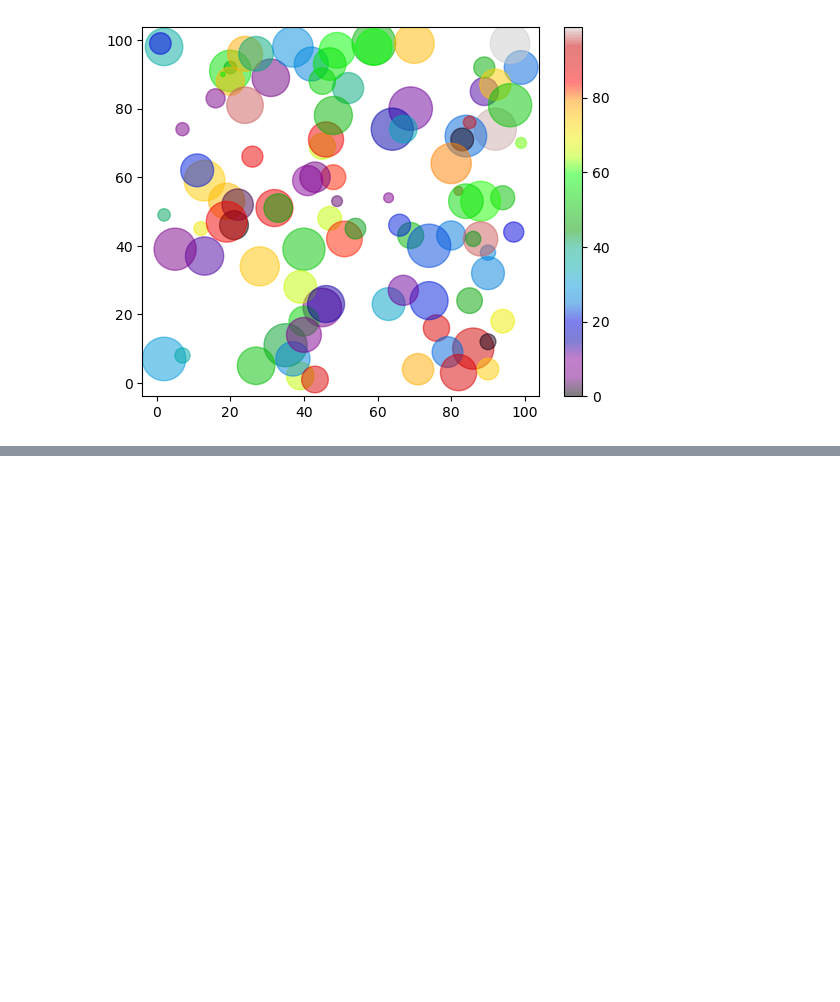
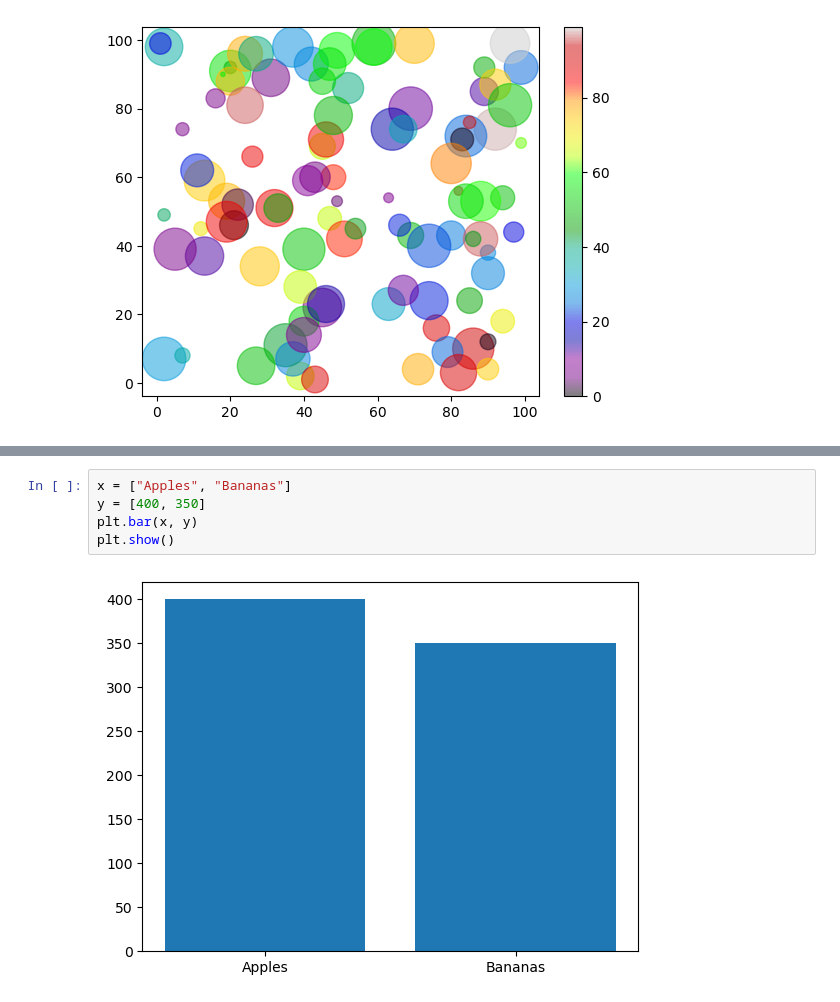
Before and after one commit to huyt39/mini_prj_py, a Jupyter notebook: Learn_Matplotlib/Matplotlib_Intro.ipynb, the cells around one changed output, grey strips where cells are left out. Saved outputs shown, nothing was run; the diff lists cells and outputs as text; blank space fills up the shorter version.

```diff
--- a/Learn_Matplotlib/Matplotlib_Intro.ipynb
+++ b/Learn_Matplotlib/Matplotlib_Intro.ipynb
@@ -522,0 +533,7 @@ plt.show()
+# %%
+x = ["Apples", "Bananas"]
+y = [400, 350]
+plt.bar(x, y)
+plt.show()
+# %% [output]
+[figure, added]
```
Also changed, not shown: parts of 18 cells of this notebook.
